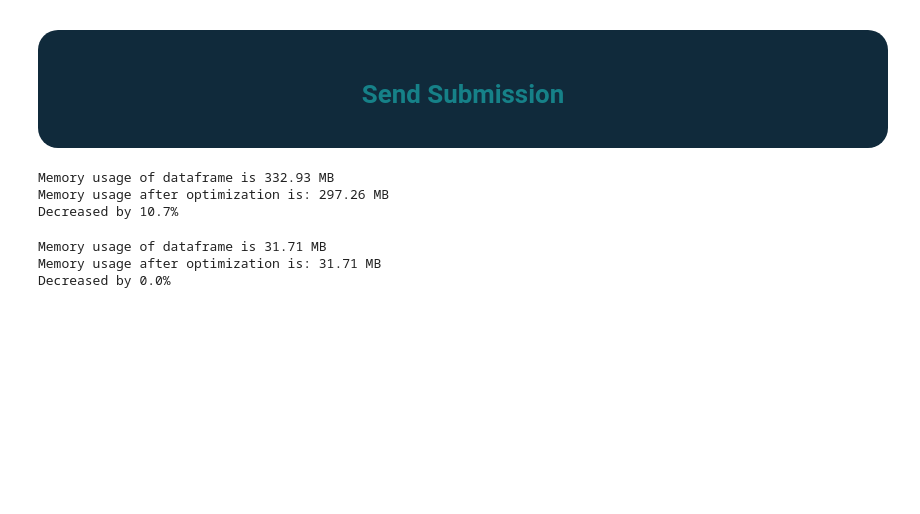
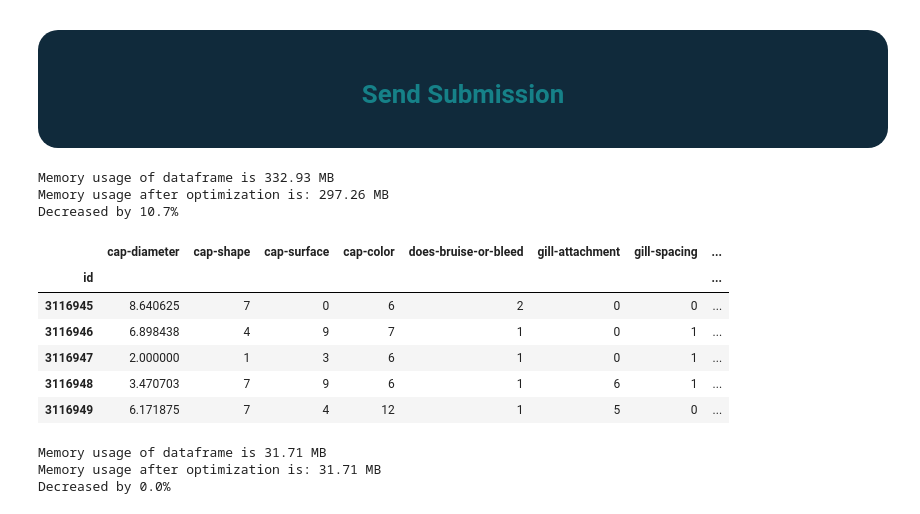
Before and after one commit to ionutzzzzz/Kaggle, a Jupyter notebook: PoisonousMushrooms/PoisonousMushrooms.ipynb, the cells around one changed output. Saved outputs shown, nothing was run; the diff lists cells and outputs as text; code cells hidden in the pictures; blank space fills up the shorter version.

```diff
--- a/PoisonousMushrooms/PoisonousMushrooms.ipynb
+++ b/PoisonousMushrooms/PoisonousMushrooms.ipynb
@@ -796,27 +793,37 @@ LGBMClassifier(metric='binary_error', objective='binary', verbose=-1)
 # %%
 # Apply all clening on the test dataset
 
 def preprocess_test(path):
     df = import_data(path, index_col="id")
     df = df.drop(drop, axis=1)
     for col in cat_columns:
         if col != target:
             df = remove_categories(df, col, threshold=70)
 
-    df[numeric_cols] = df[numeric_cols].fillna(medians)
+    df[num_columns] = df[num_columns].fillna(medians)
     df = df.fillna("None")
-    df[target] = 'None'
-    df[cat_columns] = df[cat_columns].astype('category')
-    df_test_encoded = preprocessor.transform(df)
-    test_encoded_dense = df_test_encoded.toarray()
-    df = pd.DataFrame(test_encoded_dense, columns=feature)
+
+    label_encoders = {}
+    for col in cat_columns:
+        if col != target:
+            lable_encoder = LabelEncoder()
+            df[col] = lable_encoder.fit_transform(df[col])
+            label_encoders[col] = lable_encoder
+
     return df
 
 test = preprocess_test(_test)
 # %% [output]
 Memory usage of dataframe is 332.93 MB
 Memory usage after optimization is: 297.26 MB
 Decreased by 10.7%
+|  | cap-diameter | cap-shape | cap-surface | cap-color | does-bruise-or-bleed | gill-attachment | gill-spacing | ... |
+| id |  |  |  |  |  |  |  | ... |
+| 3116945 | 8.640625 | 7 | 0 | 6 | 2 | 0 | 0 | ... |
+| 3116946 | 6.898438 | 4 | 9 | 7 | 1 | 0 | 1 | ... |
+| 3116947 | 2.000000 | 1 | 3 | 6 | 1 | 0 | 1 | ... |
+| 3116948 | 3.470703 | 7 | 9 | 6 | 1 | 6 | 1 | ... |
+| 3116949 | 6.171875 | 7 | 4 | 12 | 1 | 5 | 0 | ... |
 # %%
 # Make the prediction dataframe
 predicted = model.predict(test)
```
Also changed, not shown: parts of 15 cells of this notebook, 7 other files.
